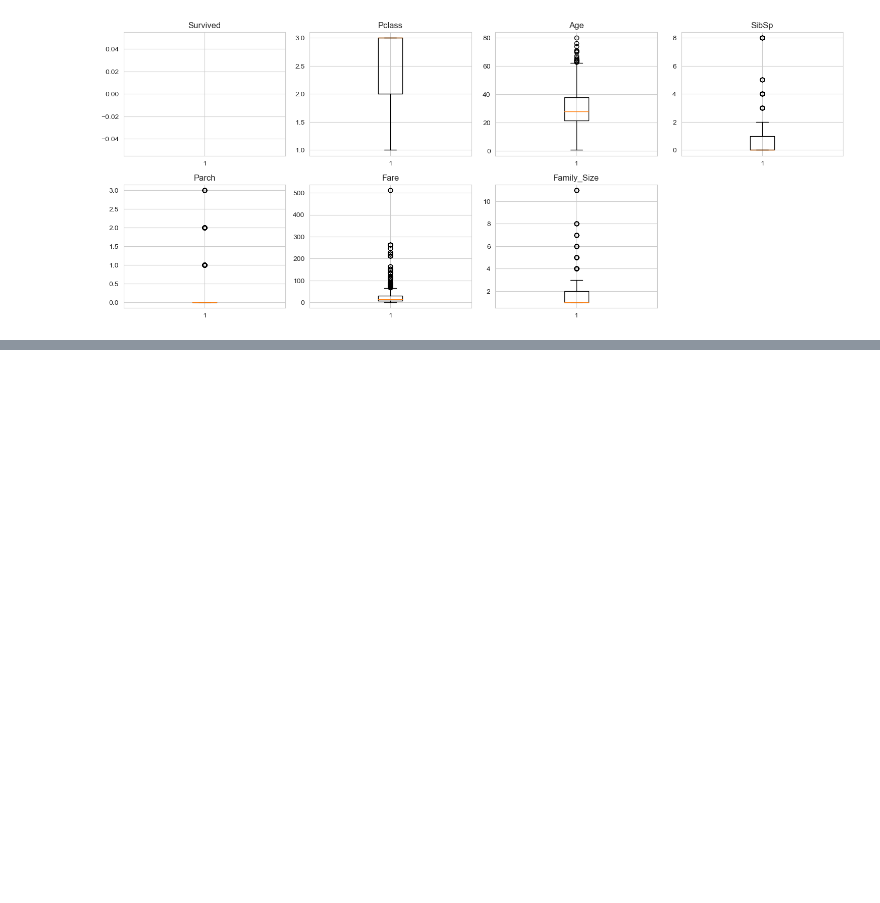
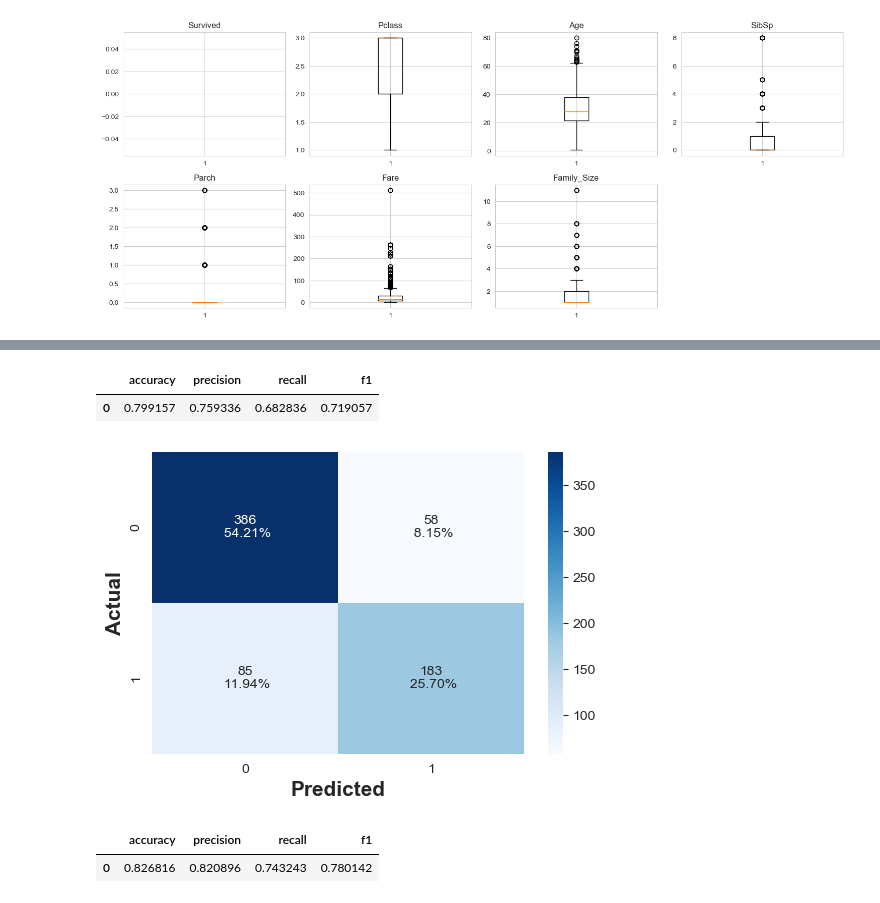
Before and after one commit to ArthurXia1031/Data_Science_Project, a Jupyter notebook: machine_learning/Supervised_Learning/Titanic/Titanic_ML.ipynb, the cells around one changed output, grey strips where cells are left out. Drawn from its saved outputs; the diff is of its cells as text; code cells hidden in the pictures; blank space fills up the shorter version.

```diff
--- a/machine_learning/Supervised_Learning/Titanic/Titanic_ML.ipynb
+++ b/machine_learning/Supervised_Learning/Titanic/Titanic_ML.ipynb
@@ -922,0 +1223,9 @@ plt.show()
+# %%
+X = X.drop(['SibSp', 'Parch'], axis=1)
+X = X.drop(['Embarked_S'], axis=1)
+X = X.drop(['Sex_female'], axis=1)
+
+X_train, X_test, y_train, y_test = train_test_split(X, y, test_size=0.2, random_state=42)
+
+print(X_train.shape, y_train.shape)
+print(X_test.shape, y_test.shape)
@@ -922,0 +1277,24 @@ plt.show()
+# %%
+cols = X_train.columns.tolist()
+
+max_p_value = 1
+
+while len(cols) > 0:
+    x_train_aux = X_train[cols]
+
+    model_logistic_aux = sm.Logit(y_train, x_train_aux.astype(float))
+
+    result_logistic_aux = model_logistic_aux.fit(disp=False)
+
+    max_p_value = result_logistic_aux.pvalues.max()
+
+    feature_max_p_value = result_logistic_aux.pvalues.idxmax()
+
+    if max_p_value > 0.05:
+        cols.remove(feature_max_p_value)
+    else:
+        break
+
+selected_features = cols
+
+print('Selected features: ', selected_features)
@@ -922,0 +1303,8 @@ plt.show()
+# %%
+X_train_selected = X_train[selected_features]
+X_test_selected = X_test[selected_features]
+# %%
+model_logistic_selected = sm.Logit(y_train, X_train_selected.astype(float))
+result_logistic_selected = model_logistic_selected.fit(disp=False)
+
+print(result_logistic_selected.summary())
@@ -922,0 +1330,16 @@ plt.show()
+# %%
+# Evaluation
+
+model_performance_classification_statsmodels(result_logistic_selected, X_train_selected, y_train)
+# %% [output]
+|  | accuracy | precision | recall | f1 |
+| 0 | 0.799157 | 0.759336 | 0.682836 | 0.719057 |
+# %%
+confusion_matrix_statsmodels(result_logistic_selected, X_train_selected, y_train)
+# %% [output]
+[figure, added]
+# %%
+model_performance_classification_statsmodels(result_logistic_selected, X_test_selected, y_test)
+# %% [output]
+|  | accuracy | precision | recall | f1 |
+| 0 | 0.826816 | 0.820896 | 0.743243 | 0.780142 |
```
Also changed, not shown: parts of 38 cells of this notebook.
